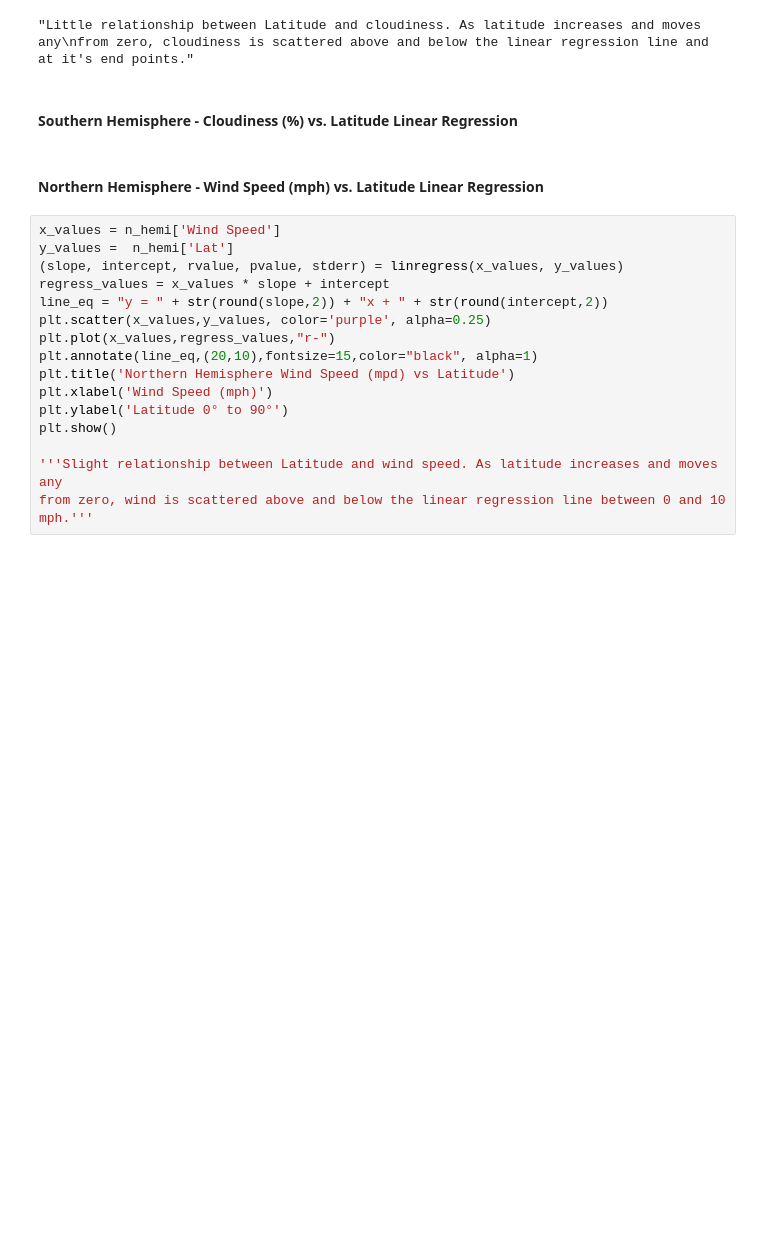
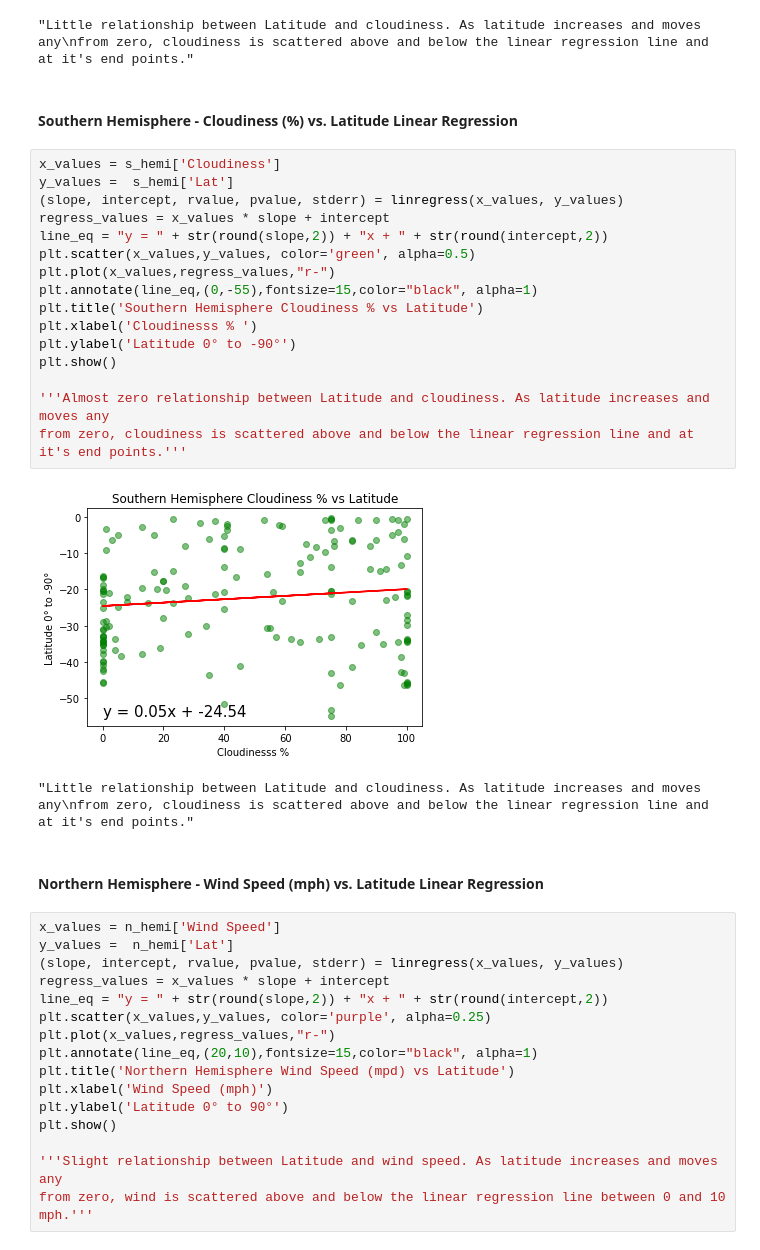
Before and after one commit to PeterGeorgeVlahos/Python-API, a Jupyter notebook: WeatherPy/WeatherPy.ipynb, the cells around one changed output. Saved outputs shown, nothing was run; the diff lists cells and outputs as text; blank space fills up the shorter version.

```diff
--- a/WeatherPy/WeatherPy.ipynb
+++ b/WeatherPy/WeatherPy.ipynb
@@ -399,6 +441,25 @@ from zero, cloudiness is scattered above and below the linear regression line an
 "Little relationship between Latitude and cloudiness. As latitude increases and moves any\nfrom zero, cloudiness is scattered above and below the linear regression line and at it's end points."
 # %% [markdown]
 ####  Southern Hemisphere - Cloudiness (%) vs. Latitude Linear Regression
+# %%
+x_values = s_hemi['Cloudiness']
+y_values =  s_hemi['Lat']
+(slope, intercept, rvalue, pvalue, stderr) = linregress(x_values, y_values)
+regress_values = x_values * slope + intercept
+line_eq = "y = " + str(round(slope,2)) + "x + " + str(round(intercept,2))
+plt.scatter(x_values,y_values, color='green', alpha=0.5)
+plt.plot(x_values,regress_values,"r-")
+plt.annotate(line_eq,(0,-55),fontsize=15,color="black", alpha=1)
+plt.title('Southern Hemisphere Cloudiness % vs Latitude')
+plt.xlabel('Cloudinesss % ')
+plt.ylabel('Latitude 0° to -90°')
+plt.show()
+
+'''Almost zero relationship between Latitude and cloudiness. As latitude increases and moves any
+from zero, cloudiness is scattered above and below the linear regression line and at it's end points.'''
+# %% [output]
+[figure, added]
+"Little relationship between Latitude and cloudiness. As latitude increases and moves any\nfrom zero, cloudiness is scattered above and below the linear regression line and at it's end points."
 # %% [markdown]
 ####  Northern Hemisphere - Wind Speed (mph) vs. Latitude Linear Regression
 # %%
```
Also changed, not shown: parts of 4 cells of this notebook.
